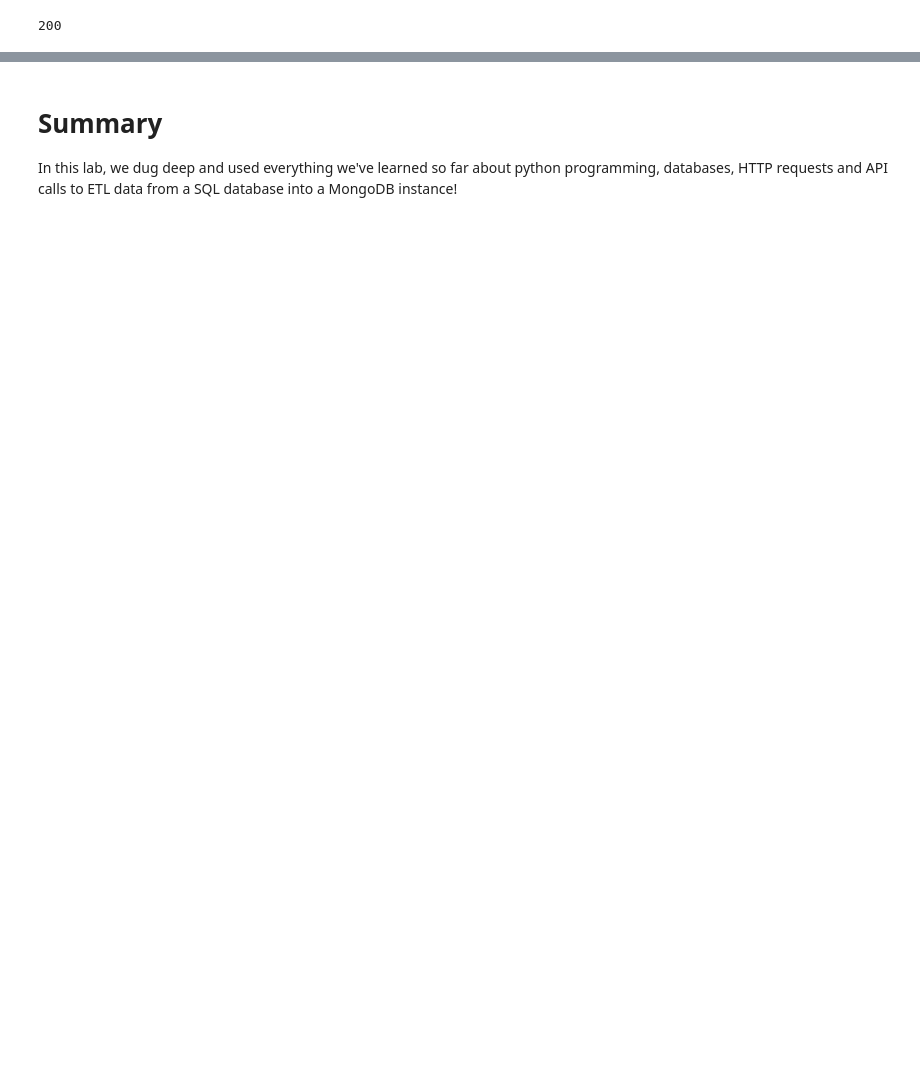
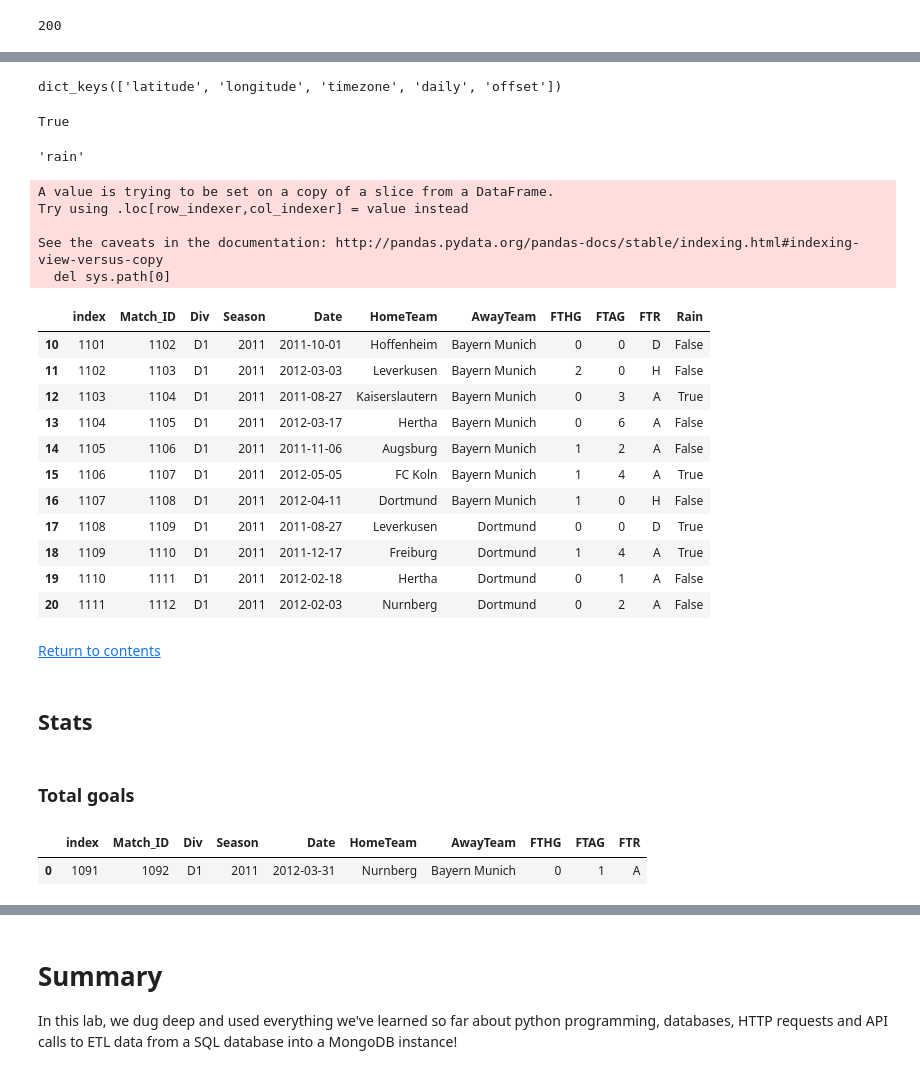
Before and after one commit to lraichik/dsc-mod-2-lab-online-ds-ft-051319, a Jupyter notebook: index.ipynb, the cells around one changed output, grey strips where cells are left out. Drawn from its saved outputs; the diff is of its cells as text; code cells hidden in the pictures; blank space fills up the shorter version.

```diff
--- a/index.ipynb
+++ b/index.ipynb
@@ -251,0 +372,46 @@ print(response.text)
+# %%
+a.keys()
+# %% [output]
+dict_keys(['latitude', 'longitude', 'timezone', 'daily', 'offset'])
+# %%
+'rain' in a['daily']['data'][0]['summary'].split()
+# %% [output]
+True
+# %%
+a['daily']['data'][0]['icon']
+# %% [output]
+'rain'
+# %%
+weather_getter.get_weather(df=matchesdf)
+# %% [output]
+A value is trying to be set on a copy of a slice from a DataFrame.
+Try using .loc[row_indexer,col_indexer] = value instead
+
+See the caveats in the documentation: http://pandas.pydata.org/pandas-docs/stable/indexing.html#indexing-view-versus-copy
+  del sys.path[0]
+# %%
+matchesdf.loc[10:20]
+# %% [output]
+|  | index | Match_ID | Div | Season | Date | HomeTeam | AwayTeam | FTHG | FTAG | FTR | Rain |
+| 10 | 1101 | 1102 | D1 | 2011 | 2011-10-01 | Hoffenheim | Bayern Munich | 0 | 0 | D | False |
+| 11 | 1102 | 1103 | D1 | 2011 | 2012-03-03 | Leverkusen | Bayern Munich | 2 | 0 | H | False |
+| 12 | 1103 | 1104 | D1 | 2011 | 2011-08-27 | Kaiserslautern | Bayern Munich | 0 | 3 | A | True |
+| 13 | 1104 | 1105 | D1 | 2011 | 2012-03-17 | Hertha | Bayern Munich | 0 | 6 | A | False |
+| 14 | 1105 | 1106 | D1 | 2011 | 2011-11-06 | Augsburg | Bayern Munich | 1 | 2 | A | False |
+| 15 | 1106 | 1107 | D1 | 2011 | 2012-05-05 | FC Koln | Bayern Munich | 1 | 4 | A | True |
+| 16 | 1107 | 1108 | D1 | 2011 | 2012-04-11 | Dortmund | Bayern Munich | 1 | 0 | H | False |
+| 17 | 1108 | 1109 | D1 | 2011 | 2011-08-27 | Leverkusen | Dortmund | 0 | 0 | D | True |
+| 18 | 1109 | 1110 | D1 | 2011 | 2011-12-17 | Freiburg | Dortmund | 1 | 4 | A | True |
+| 19 | 1110 | 1111 | D1 | 2011 | 2012-02-18 | Hertha | Dortmund | 0 | 1 | A | False |
+| 20 | 1111 | 1112 | D1 | 2011 | 2012-02-03 | Nurnberg | Dortmund | 0 | 2 | A | False |
+# %% [markdown]
+[Return to contents](#Table-of-contents)
+# %% [markdown]
+## Stats
+# %% [markdown]
+### Total goals
+# %%
+matchesdf.head(1)
+# %% [output]
+|  | index | Match_ID | Div | Season | Date | HomeTeam | AwayTeam | FTHG | FTAG | FTR |
+| 0 | 1091 | 1092 | D1 | 2011 | 2012-03-31 | Nurnberg | Bayern Munich | 0 | 1 | A |
```
Also changed, not shown: parts of 127 cells of this notebook.
